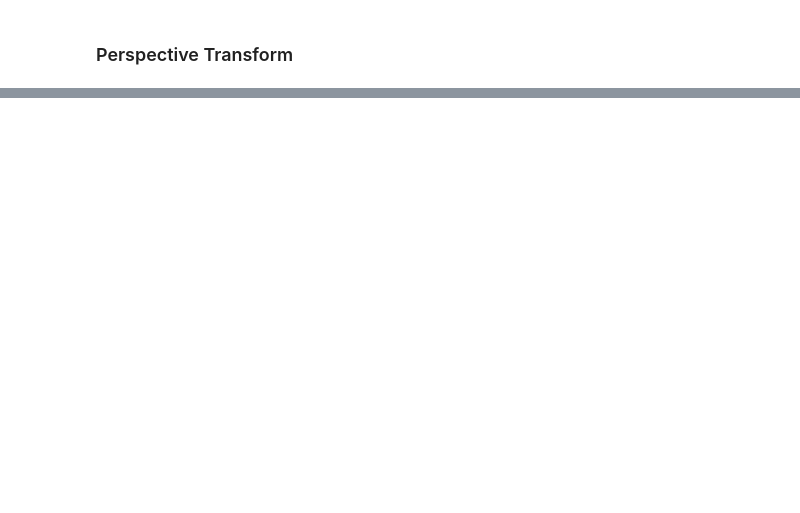
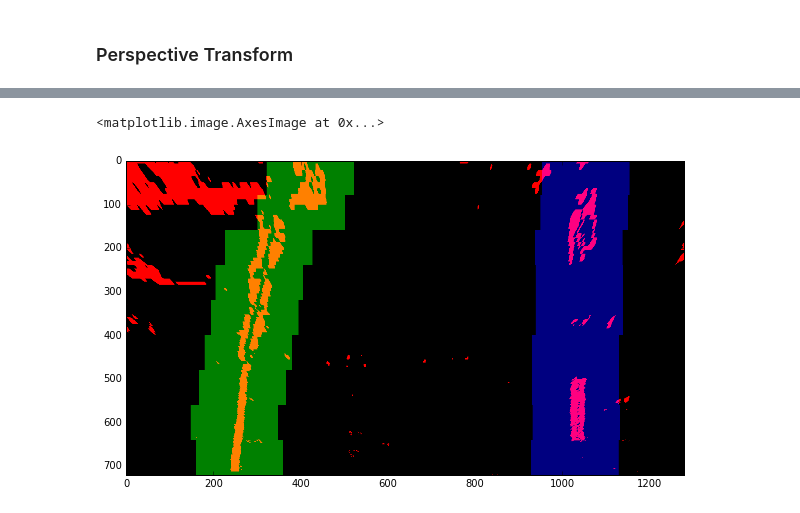
Before and after one commit to rajatsharma01/CarND-Advanced-Lane-Lines, a Jupyter notebook: AdvanceLaneFinding.ipynb, the cells around one changed output, grey strips where cells are left out. Saved outputs shown, nothing was run; the diff lists cells and outputs as text; code cells hidden in the pictures; blank space fills up the shorter version.

```diff
--- a/AdvanceLaneFinding.ipynb
+++ b/AdvanceLaneFinding.ipynb
@@ -266,0 +275,80 @@ plt.imshow(masked_image, cmap='gray')
+# %%
+import sys
+
+# Convoluation window size
+window_width = 50
+window_height = 80
+margin = 100 # Search margin around window
+min_sum = 15 # minimum sum of pixels in search area to consider a new window
+
+# Find window center convolution in area bounded by box (x1, y1), (x2, y2)
+def find_window_center(img, x1=0, y1=0, x2=sys.maxsize, y2=sys.maxsize):
+    x1 = int(max(x1, 0))
+    x2 = int(min(x2, img.shape[1]))
+    y1 = int(max(y1, 0))
+    y2 = int(min(y2, img.shape[0]))
+    assert(x1 < x2)
+    assert(y1 < y2)
+
+    window = np.ones(window_width)
+    xsum = np.sum(img[y1:y2,x1:x2], axis=0)
+
+    # If not enough inputs in search window, return error
+    if np.sum(xsum) < min_sum:
+        return -1
+
+    # NOTE: convolution is maximum at the end of the window, so position of
+    # window center is position of max convolution - window_width/2
+    return np.argmax(np.convolve(window, xsum)) + x1 - window_width/2
+
+def update_mask(mask, center, y1=0, y2=sys.maxsize):
+    y1 = int(max(y1, 0))
+    y2 = int(min(y2, mask.shape[0]))
+    assert(y1 < y2)
+    mask[y1:y2, int(max(center-margin, 0)):int(min(center+margin,mask.shape[1]))] = 1
+
+# Returns mask image for selecting left and right lane pixels
+def get_lanes_mask(img):
+    l_mask = np.zeros_like(img)
+    r_mask = np.zeros_like(img)
+
+    # Lane lines are more profounds near the camera, get left and right
+    # centers with convolution on last quarter of the image. We will use
+    # these centers as starting point for search in each vertical level
+    l_center = find_window_center(img, y1=img.shape[0]*3//4, x2=img.shape[1]//2)
+    assert(l_center != -1)
+    r_center = find_window_center(img, y1=img.shape[0]*3//4, x1=img.shape[1]//2)
+    assert(r_center != -1)
+
+    # Find windows at each vertical level
+    for i in range(0, img.shape[0]//window_height):
+        y_max = img.shape[0] - i * window_height
+        y_min = y_max - window_height
+
+        # Searching at each level is narrowed down with previous centroids +- margin,
+        # if new window center could not be found, reuse previous center
+        ret = find_window_center(img, x1=l_center-margin, y1=y_min, x2=l_center+margin, y2=y_max)
+        if ret != -1:
+            l_center = ret
+        ret = find_window_center(img, x1=r_center-margin, y1=y_min, x2=r_center+margin, y2=y_max)
+        if ret != -1:
+            r_center = ret
+
+        # Update lane masks with new window centers
+        update_mask(l_mask, l_center, y1=y_min, y2=y_max)
+        update_mask(r_mask, r_center, y1=y_min, y2=y_max)
+
+    return (l_mask, r_mask)
+
+# Let's try plotting windows on a warped image
+l_mask, r_mask = get_lanes_mask(warped_image)
+src_image = np.dstack((warped_image, np.zeros_like(warped_image), np.zeros_like(warped_image)))*255
+window_image = np.dstack((np.zeros_like(l_mask),)*3)
+window_image[l_mask == 1] = (0,255,0)
+window_image[r_mask == 1] = (0,0,255)
+window_image = cv2.addWeighted(src_image, 1, window_image, 0.5, 0.0)
+plt.figure(figsize=(10,15))
+plt.imshow(window_image)
+# %% [output]
+<matplotlib.image.AxesImage at 0x...>
+[figure, added]
```
Also changed, not shown: parts of 6 cells of this notebook.
